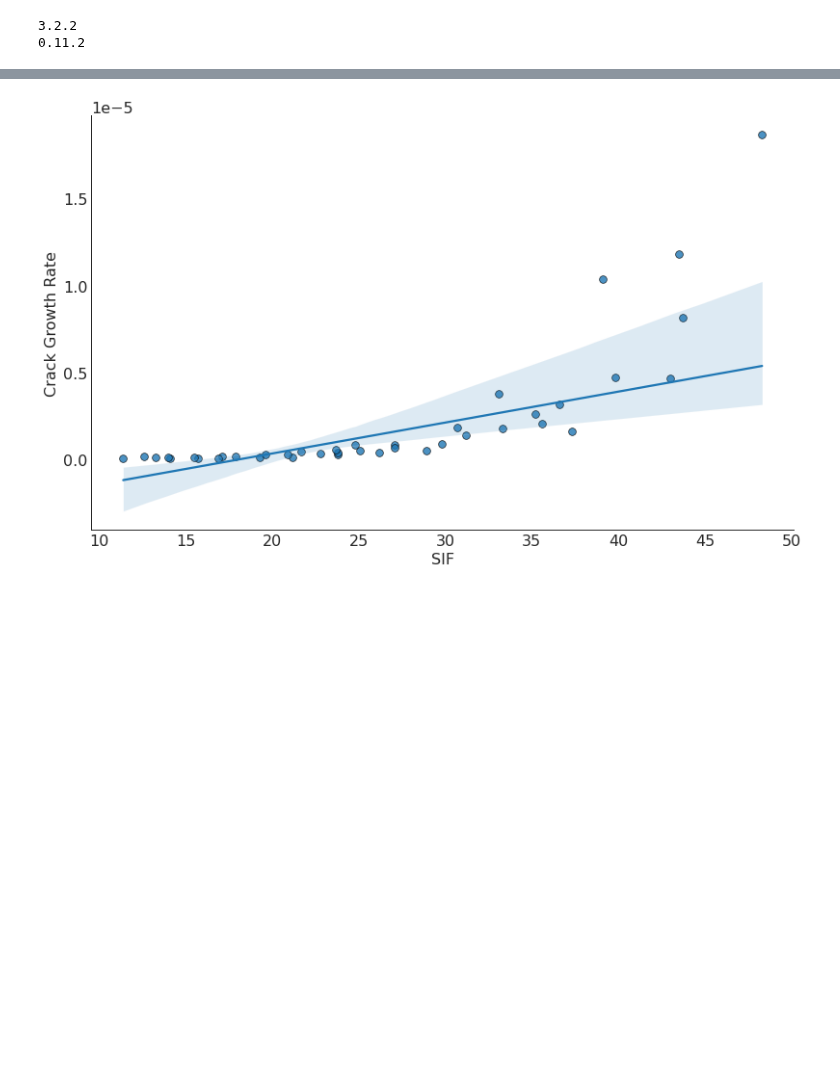
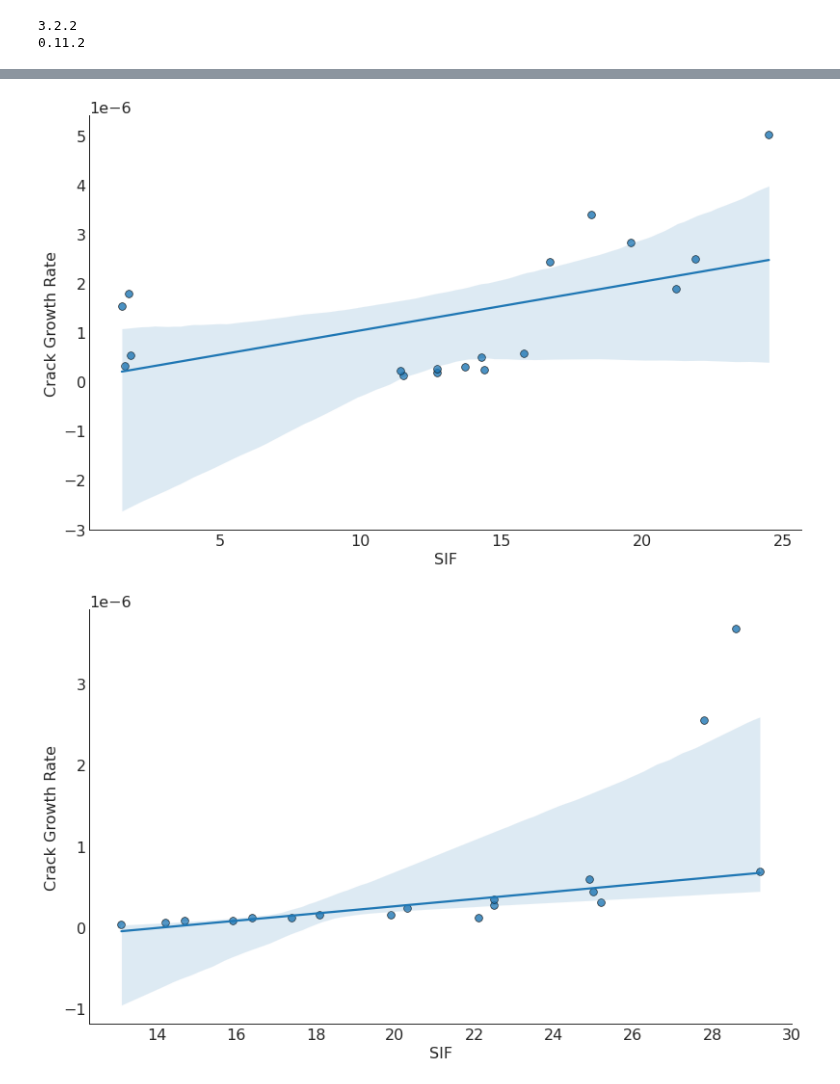
Before and after one commit to Sujal-vajire/Machine-learning-models, a Jupyter notebook: Comparative_Study_of_Various_Machine_Learning_Models_to_Predict_Fatigue_Crack_Growth_Rate.ipynb, the cells around one changed output, grey strips where cells are left out. Saved outputs shown, nothing was run; the diff lists cells and outputs as text; code cells hidden in the pictures; blank space fills up the shorter version.

```diff
--- a/Comparative_Study_of_Various_Machine_Learning_Models_to_Predict_Fatigue_Crack_Growth_Rate.ipynb
+++ b/Comparative_Study_of_Various_Machine_Learning_Models_to_Predict_Fatigue_Crack_Growth_Rate.ipynb
@@ -94,9 +98,14 @@ plt.show()
 # %%
 sns.set_style("white")
-gridobj = sns.lmplot(x="SIF", y="Crack Growth Rate", data=X3,
+gridobj = sns.lmplot(x="SIF", y="Crack Growth Rate", data=XZAB,
                      height=7, aspect=1.6, robust=True, palette='tab10',
                      scatter_kws=dict(s=60, linewidths=.7, edgecolors='black'))
-
-plt.show()
 # %% [output]
-[figure, old version]
+[figure, new version]
+# %%
+sns.set_style("white")
+gridobj = sns.lmplot(x="SIF", y="Crack Growth Rate", data=XZSR,
+                     height=7, aspect=1.6, robust=True, palette='tab10',
+                     scatter_kws=dict(s=60, linewidths=.7, edgecolors='black'))
+# %% [output]
+[figure, added]
```
Also changed, not shown: parts of 12 cells of this notebook.
